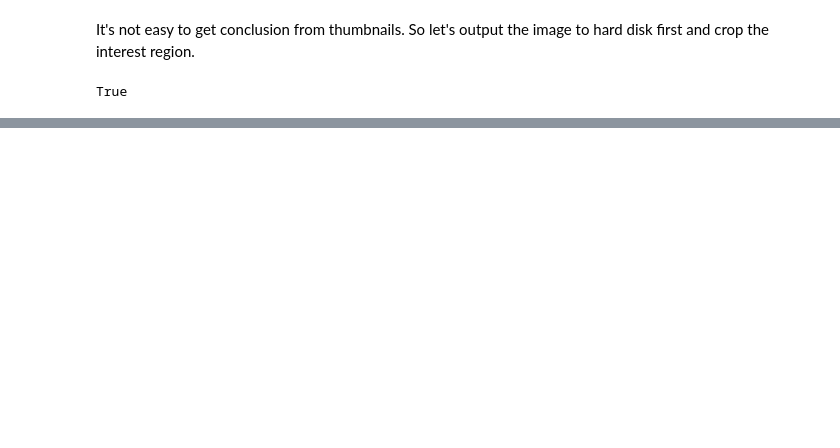
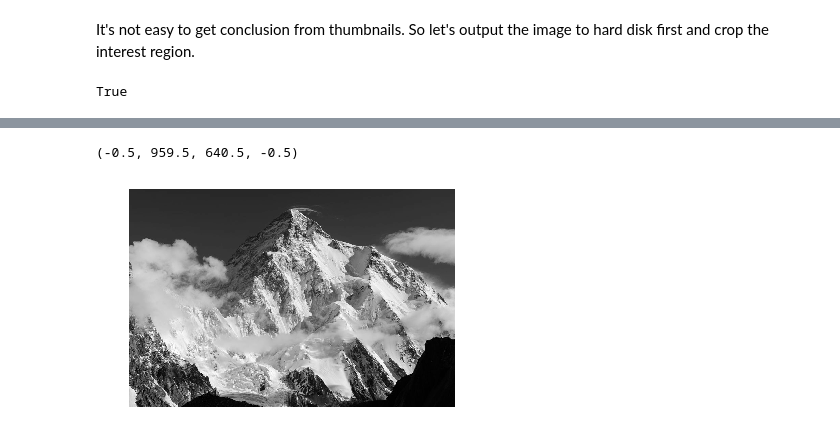
Before and after one commit to Misa-XU/jupyter, a Jupyter notebook: CV/Image Filtering.ipynb, the cells around one changed output, grey strips where cells are left out. Drawn from its saved outputs; the diff is of its cells as text; code cells hidden in the pictures; blank space fills up the shorter version.

```diff
--- a/CV/Image Filtering.ipynb
+++ b/CV/Image Filtering.ipynb
@@ -141,0 +206,9 @@ For a $M \times M$ image and a $N \times N$ kernel, before splitting, the cost i
+# %%
+mountain = cv2.imread('dataset/mountain.jpg')
+mountainGray = cv2.cvtColor(mountain, cv2.COLOR_BGR2GRAY)
+# %%
+plt.imshow(mountainGray, cmap = 'gray')
+plt.axis("off")
+# %% [output]
+(-0.5, 959.5, 640.5, -0.5)
+[figure, added]
```
Also changed, not shown: parts of 27 cells of this notebook, 8 other files.
